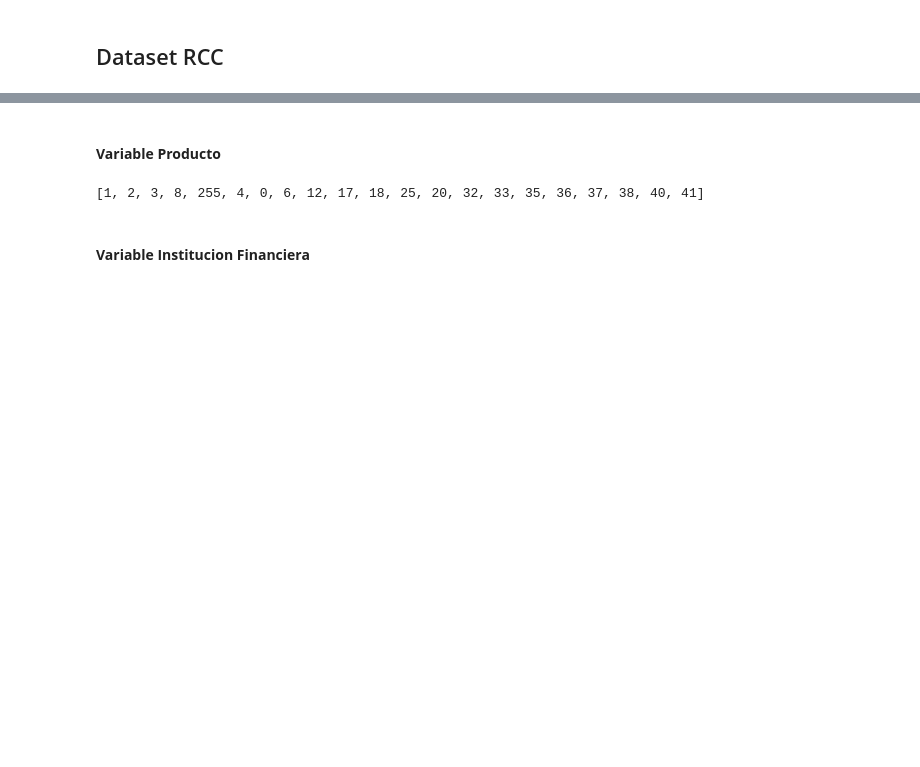
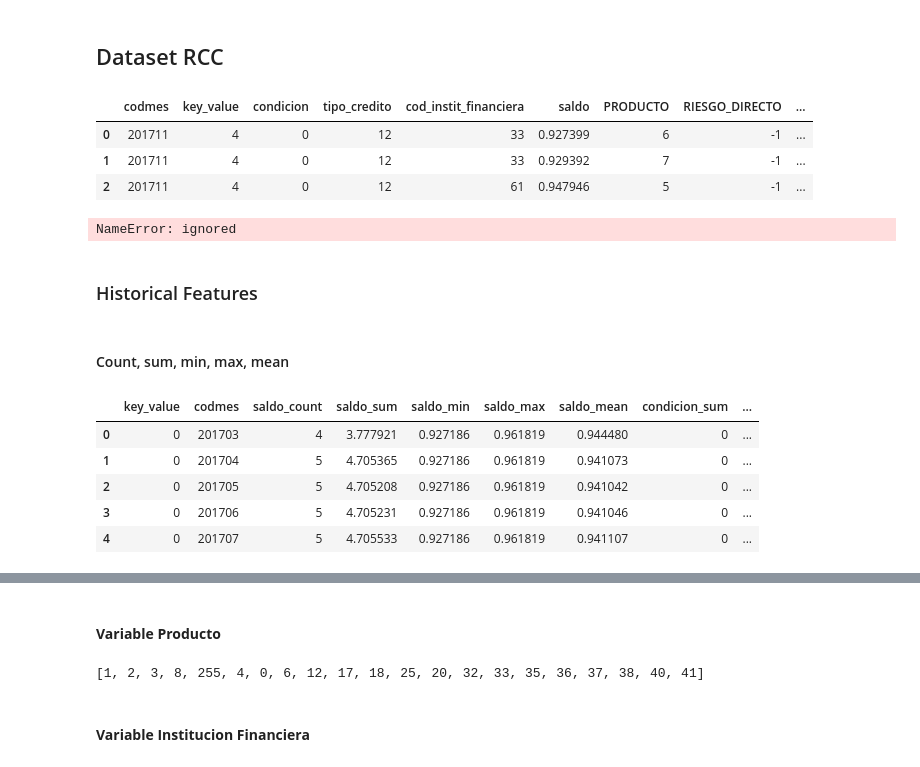
Before and after one commit to mlaricobar/solution-datathon-interbank-2020, a Jupyter notebook: [03] Feature Engineering.ipynb, the cells around one changed output, grey strips where cells are left out. Cells and saved outputs as stored; diff of their text form; code cells hidden in the pictures; blank space fills up the shorter version.

```diff
--- a/[03] Feature Engineering.ipynb
+++ b/[03] Feature Engineering.ipynb
@@ -86,3 +67,16 @@ df_rcc_test["saldo"] = df_rcc_test["saldo"] + 1
 def diff_months(codmes_ini, codmes_fin):
   r = relativedelta.relativedelta(datetime.strptime(str(int(codmes_fin)), '%Y%m'), datetime.strptime(str(int(codmes_ini)), '%Y%m'))
   return r.years*12 + r.months
+# %%
+df_rcc_train.head(3)
+# %% [output]
+|  | codmes | key_value | condicion | tipo_credito | cod_instit_financiera | saldo | PRODUCTO | RIESGO_DIRECTO | ... |
+| 0 | 201711 | 4 | 0 | 12 | 33 | 0.927399 | 6 | -1 | ... |
+| 1 | 201711 | 4 | 0 | 12 | 33 | 0.929392 | 7 | -1 | ... |
+| 2 | 201711 | 4 | 0 | 12 | 61 | 0.947946 | 5 | -1 | ... |
+# %%
+df_rcc_train["COD_CLASIFICACION_DEUDOR"].unique()
+# %% [output]
+NameError: ignored
+# %% [markdown]
+### Historical Features
@@ -88,0 +85,8 @@ def diff_months(codmes_ini, codmes_fin):
+# %% [markdown]
+#### Count, sum, min, max, mean
+# %%
+df_rcc_train_agg = (df_rcc_train.groupby(["key_value", "codmes"], as_index=False)
+                                .agg({
+                                        "saldo": ["count", "sum", "min", "max", "mean"],
+                                        "condicion": ["sum", "min", "max", "mean"]
+                                }))
@@ -88,0 +99,12 @@ def diff_months(codmes_ini, codmes_fin):
+# %%
+df_rcc_train_agg.columns = ["_".join(c) if c[-1] != "" else c[0] for c in df_rcc_train_agg.columns]
+df_rcc_test_agg.columns = ["_".join(c) if c[-1] != "" else c[0] for c in df_rcc_test_agg.columns]
+# %%
+df_rcc_train_agg.head()
+# %% [output]
+|  | key_value | codmes | saldo_count | saldo_sum | saldo_min | saldo_max | saldo_mean | condicion_sum | ... |
+| 0 | 0 | 201703 | 4 | 3.777921 | 0.927186 | 0.961819 | 0.944480 | 0 | ... |
+| 1 | 0 | 201704 | 5 | 4.705365 | 0.927186 | 0.961819 | 0.941073 | 0 | ... |
+| 2 | 0 | 201705 | 5 | 4.705208 | 0.927186 | 0.961819 | 0.941042 | 0 | ... |
+| 3 | 0 | 201706 | 5 | 4.705231 | 0.927186 | 0.961819 | 0.941046 | 0 | ... |
+| 4 | 0 | 201707 | 5 | 4.705533 | 0.927186 | 0.961819 | 0.941107 | 0 | ... |
```
Also changed, not shown: parts of 15 cells of this notebook.
